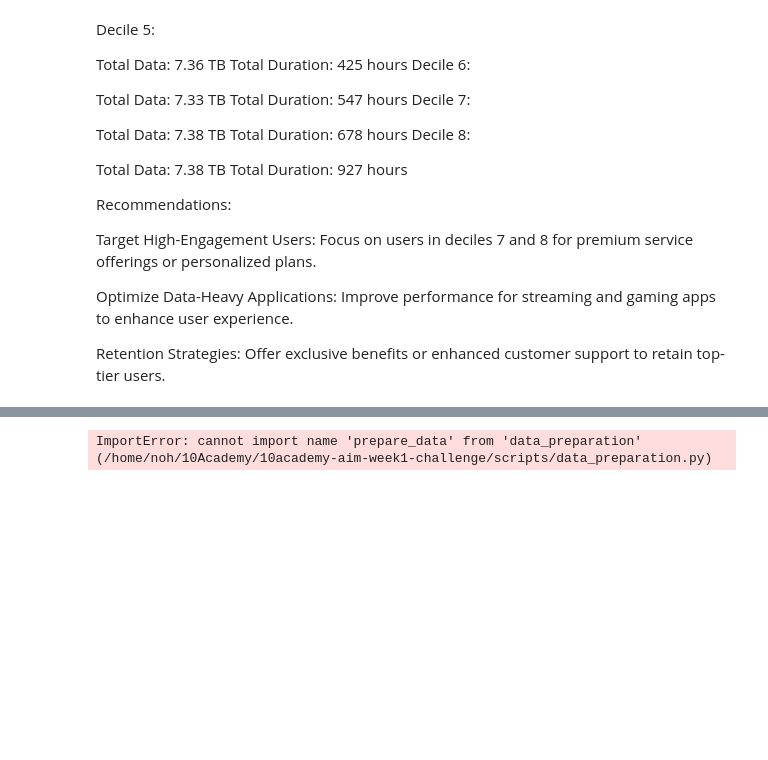
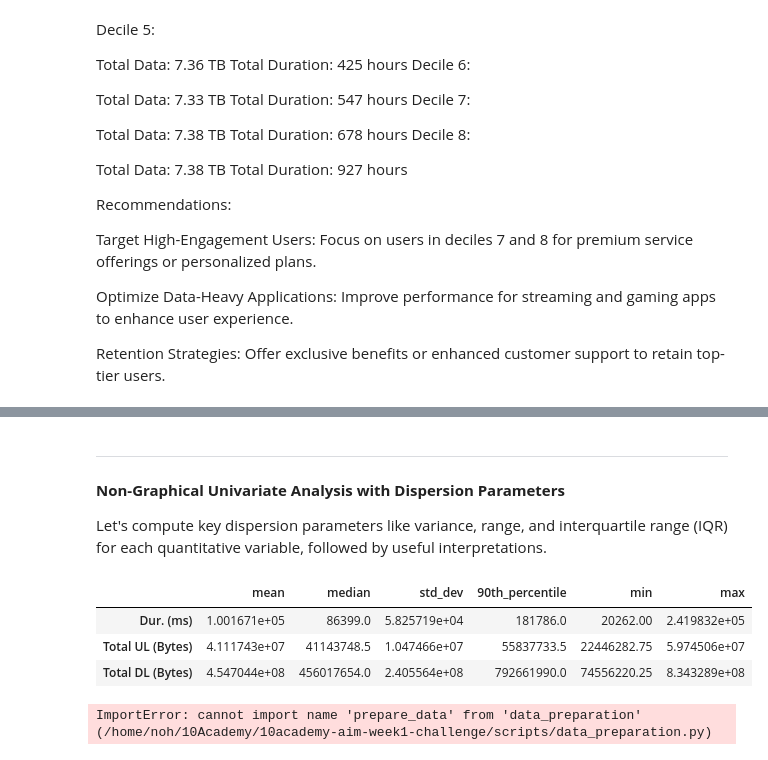
Before and after one commit to epythonlab/10academy-aim-week2-challenge, a Jupyter notebook: notebooks/user_analysis_notebook.ipynb, the cells around one changed output, grey strips where cells are left out. Drawn from its saved outputs; the diff is of its cells as text; code cells hidden in the pictures; blank space fills up the shorter version.

```diff
--- a/notebooks/user_analysis_notebook.ipynb
+++ b/notebooks/user_analysis_notebook.ipynb
@@ -440,3 +494,18 @@ UL/DL: The maximum download (834 MB) shows peak usage. Useful for network optimi
+# %% [markdown]
+---
+# %% [markdown]
+**Non-Graphical Univariate Analysis with Dispersion Parameters**
+
+Let's compute key dispersion parameters like variance, range, and interquartile range (IQR) for each quantitative variable, followed by useful interpretations.
+# %%
+
+dispersion_df = eda.compute_dispersion_params(quantitative_vars)
+dispersion_df
+# %% [output]
+|  | mean | median | std_dev | 90th_percentile | min | max |
+| Dur. (ms) | 1.001671e+05 | 86399.0 | 5.825719e+04 | 181786.0 | 20262.00 | 2.419832e+05 |
+| Total UL (Bytes) | 4.111743e+07 | 41143748.5 | 1.047466e+07 | 55837733.5 | 22446282.75 | 5.974506e+07 |
+| Total DL (Bytes) | 4.547044e+08 | 456017654.0 | 2.405564e+08 | 792661990.0 | 74556220.25 | 8.343289e+08 |
 # %%
 # Import necessary functions
 from data_preparation import prepare_data
```
Also changed, not shown: parts of 8 cells of this notebook, 1 other file.
